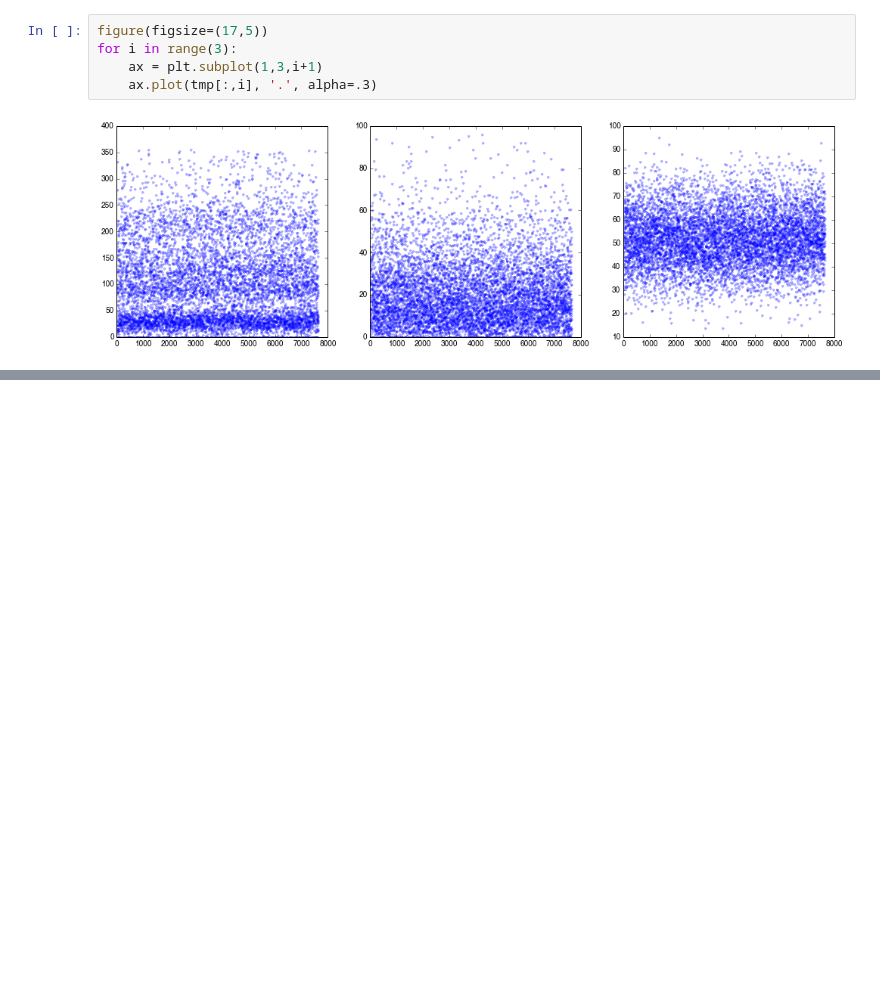
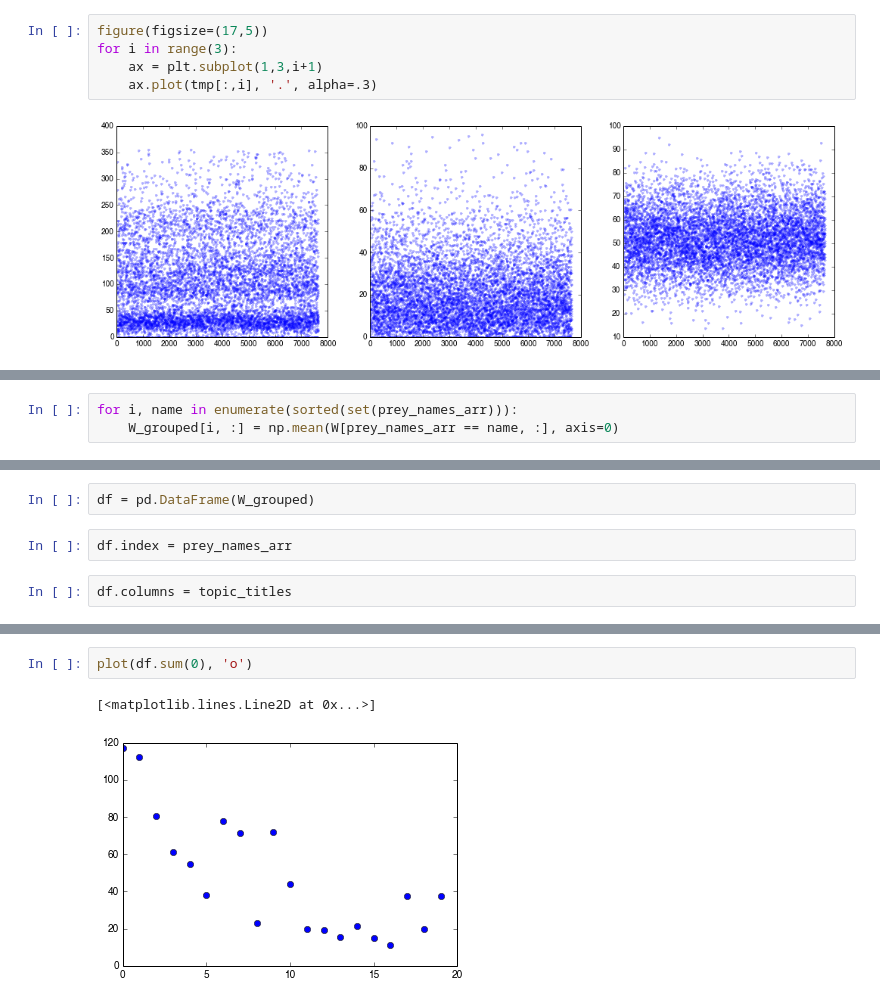
Before and after one commit to nanumyan/iCH-predictor, a Jupyter notebook: data_analysis/clustering.ipynb, the cells around one changed output, grey strips where cells are left out. Drawn from its saved outputs; the diff is of its cells as text; blank space fills up the shorter version.

Commit message:
image semantics added as clustering features

```diff
--- a/data_analysis/clustering.ipynb
+++ b/data_analysis/clustering.ipynb
@@ -331,0 +384,3 @@ for i in range(3):
+# %%
+for i, name in enumerate(sorted(set(prey_names_arr))):
+    W_grouped[i, :] = np.mean(W[prey_names_arr == name, :], axis=0)
@@ -331,0 +391,6 @@ for i in range(3):
+# %%
+df = pd.DataFrame(W_grouped)
+# %%
+df.index = prey_names_arr
+# %%
+df.columns = topic_titles
@@ -331,0 +438,5 @@ for i in range(3):
+# %%
+plot(df.sum(0), 'o')
+# %% [output]
+[<matplotlib.lines.Line2D at 0x...>]
+[figure, added]
```
Also changed, not shown: parts of 37 cells of this notebook.
